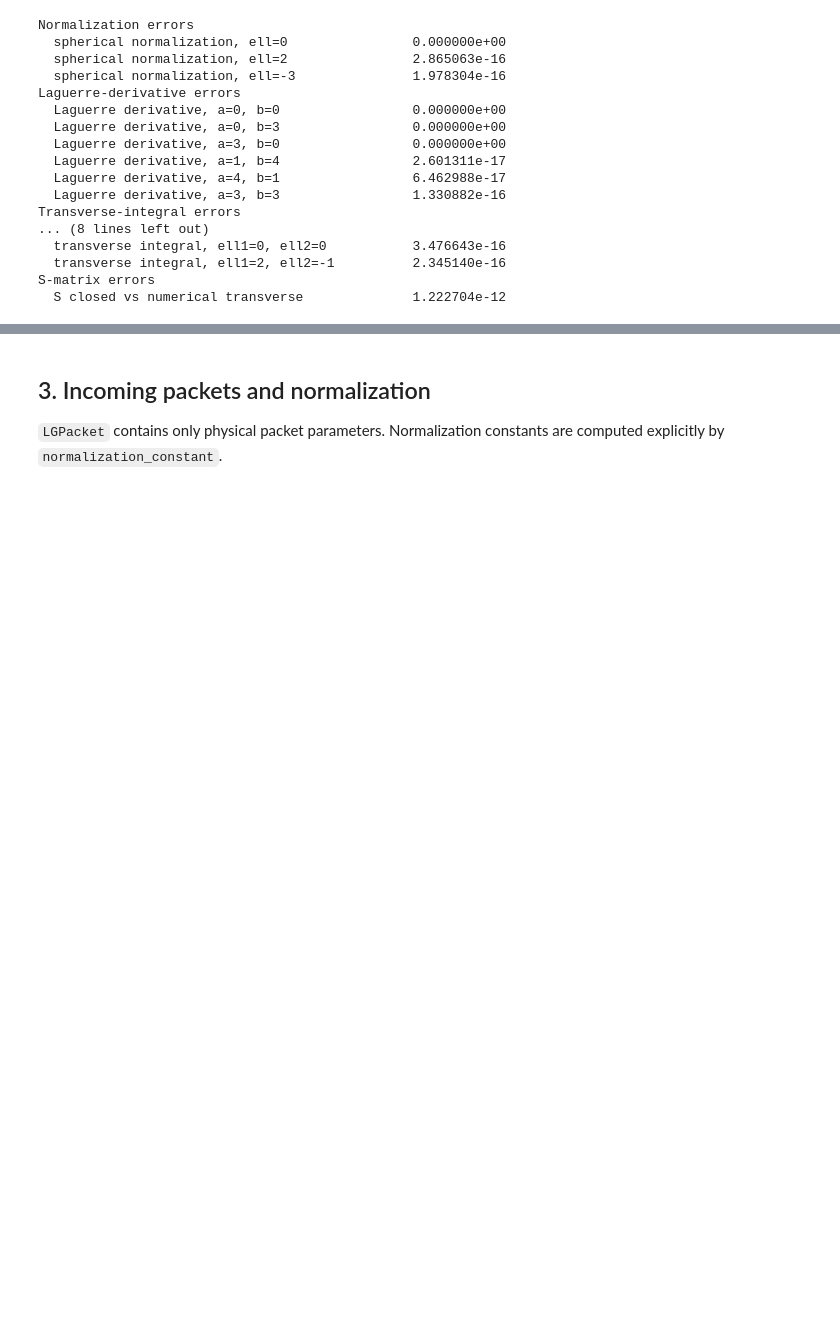
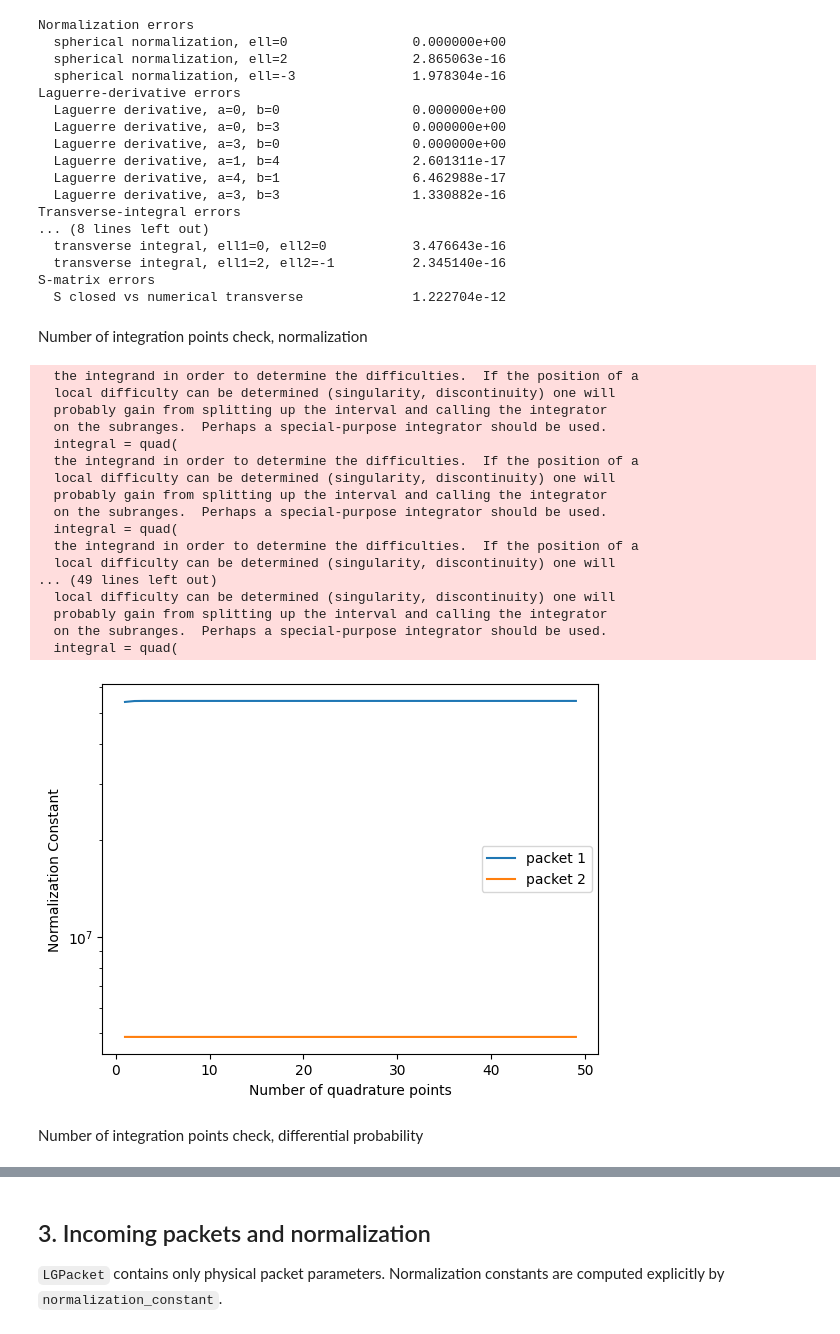
Before and after one commit to Anton-Murtazin/moller_vortex, a Jupyter notebook: analysis_workspace.ipynb, the cells around one changed output, grey strips where cells are left out. Drawn from its saved outputs; the diff is of its cells as text; code cells hidden in the pictures; blank space fills up the shorter version.

Commit message:
heatmap over longitudinal momenta, convergence checks

```diff
--- a/analysis_workspace.ipynb
+++ b/analysis_workspace.ipynb
@@ -18,9 +19,9 @@ import matplotlib.pyplot as plt
 All adaptive integrations use a `NumericalAccuracy` object. Keep accuracy parameters explicit in scans so that numerical settings are reproducible.
 # %%
 accuracy = mv.NumericalAccuracy(
-    quad_epsabs=1.0e-10,
-    quad_epsrel=1.0e-10,
-    quad_limit= 30,
+    quad_epsabs=1.0e-16,
+    quad_epsrel=1.0e-16,
+    quad_limit= 50,
     root_residual_atol=1.0e-10,
 )
 
@@ -55,3 +56,74 @@ Transverse-integral errors
   transverse integral, ell1=2, ell2=-1          2.345140e-16
 S-matrix errors
   S closed vs numerical transverse              1.222704e-12
+# %% [markdown]
+Number of integration points check, normalization
+# %%
+HBARC_MEV_NM = 1.97463e-4 #MeV * nm
+NM_TO_MEV_INV = 1.0 / HBARC_MEV_NM
+
+def spatial_width_nm_to_momentum_mev(width_nm: float) -> float:
+    return HBARC_MEV_NM / width_nm
+
+
+sigma1_perp = spatial_width_nm_to_momentum_mev(10.0)
+sigma2_perp = spatial_width_nm_to_momentum_mev(2.0)
+sigma1_par = spatial_width_nm_to_momentum_mev(5.0)
+sigma2_par = spatial_width_nm_to_momentum_mev(1.0)
+
+packet1 = mv.LGPacket(
+    ell=5,
+    sigma_perp=sigma1_perp,
+    sigma_par=sigma1_par,
+    kbar_z=10.0,
+)
+
+packet2 = mv.LGPacket(
+    ell=0,
+    sigma_perp=sigma2_perp,
+    sigma_par=sigma2_par,
+    kbar_z=-10.0,
+)
+
+accuracy = mv.NumericalAccuracy(
+    quad_epsabs=1.0e-16,
+    quad_epsrel=1.0e-16,
+    quad_limit= 30,
+)
+
+N = 50
+N1 = []
+N2 = []
+for n in range(1, N):
+    acc = replace(accuracy, quad_limit=n)
+    N1.append(mv.normalization_constant(packet1, accuracy=acc))
+    N2.append(mv.normalization_constant(packet2, accuracy=acc))
+
+plt.plot(range(1,N),  N1, label='packet 1')
+plt.plot(range(1,N),  N2, label='packet 2')
+plt.xlabel('Number of quadrature points')
+plt.ylabel('Normalization Constant')
+plt.yscale('log')
+plt.legend()
+plt.show()
+# %% [output]
+  the integrand in order to determine the difficulties.  If the position of a
+  local difficulty can be determined (singularity, discontinuity) one will
+  probably gain from splitting up the interval and calling the integrator
+  on the subranges.  Perhaps a special-purpose integrator should be used.
+  integral = quad(
+  the integrand in order to determine the difficulties.  If the position of a
+  local difficulty can be determined (singularity, discontinuity) one will
+  probably gain from splitting up the interval and calling the integrator
+  on the subranges.  Perhaps a special-purpose integrator should be used.
+  integral = quad(
+  the integrand in order to determine the difficulties.  If the position of a
+  local difficulty can be determined (singularity, discontinuity) one will
+... (49 lines left out)
+  local difficulty can be determined (singularity, discontinuity) one will
+  probably gain from splitting up the interval and calling the integrator
+  on the subranges.  Perhaps a special-purpose integrator should be used.
+  integral = quad(
+[figure, added]
+# %% [markdown]
+Number of integration points check, differential probability
```
Also changed, not shown: parts of 18 cells of this notebook.
